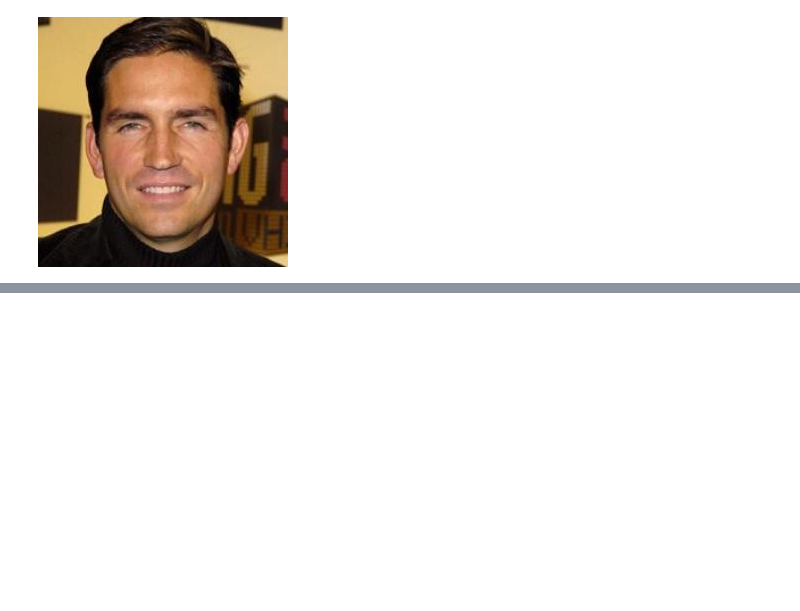
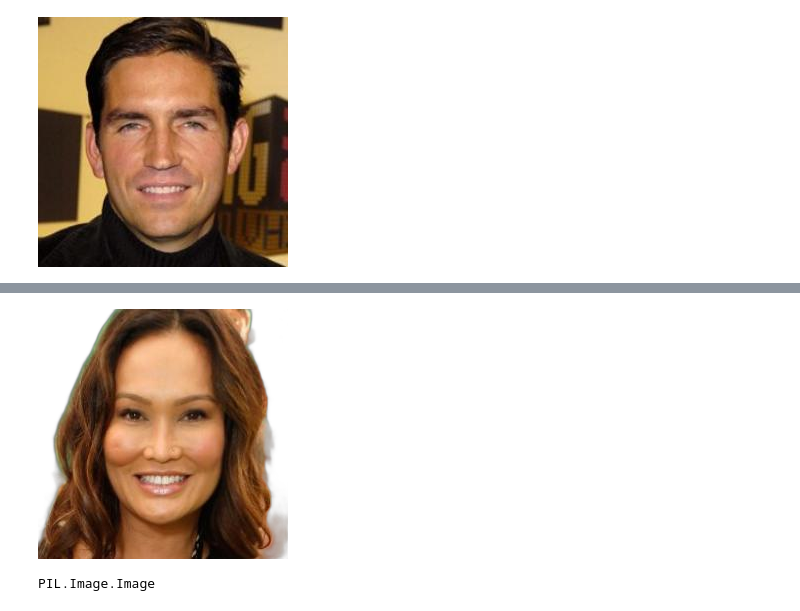
Before and after one commit to ABoulgakov/sketch2face, a Jupyter notebook: notebooks/datascientist_ET.ipynb, the cells around one changed output, grey strips where cells are left out. Cells and saved outputs as stored; diff of their text form; code cells hidden in the pictures; blank space fills up the shorter version.

```diff
--- a/notebooks/datascientist_ET.ipynb
+++ b/notebooks/datascientist_ET.ipynb
@@ -37,0 +166,9 @@ images_array[1]
+# %%
+output = remove(input)
+output
+# %% [output]
+[figure, added]
+# %%
+type(output)
+# %% [output]
+PIL.Image.Image
```
Also changed, not shown: parts of 29 cells of this notebook, 1 other file.
